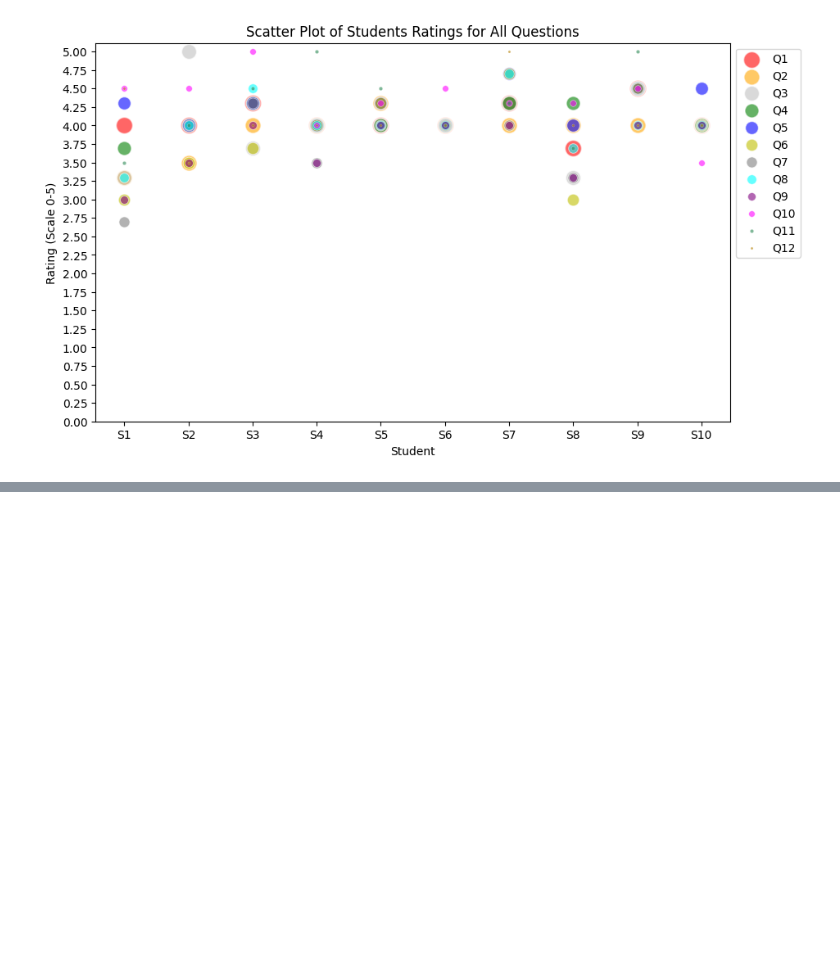
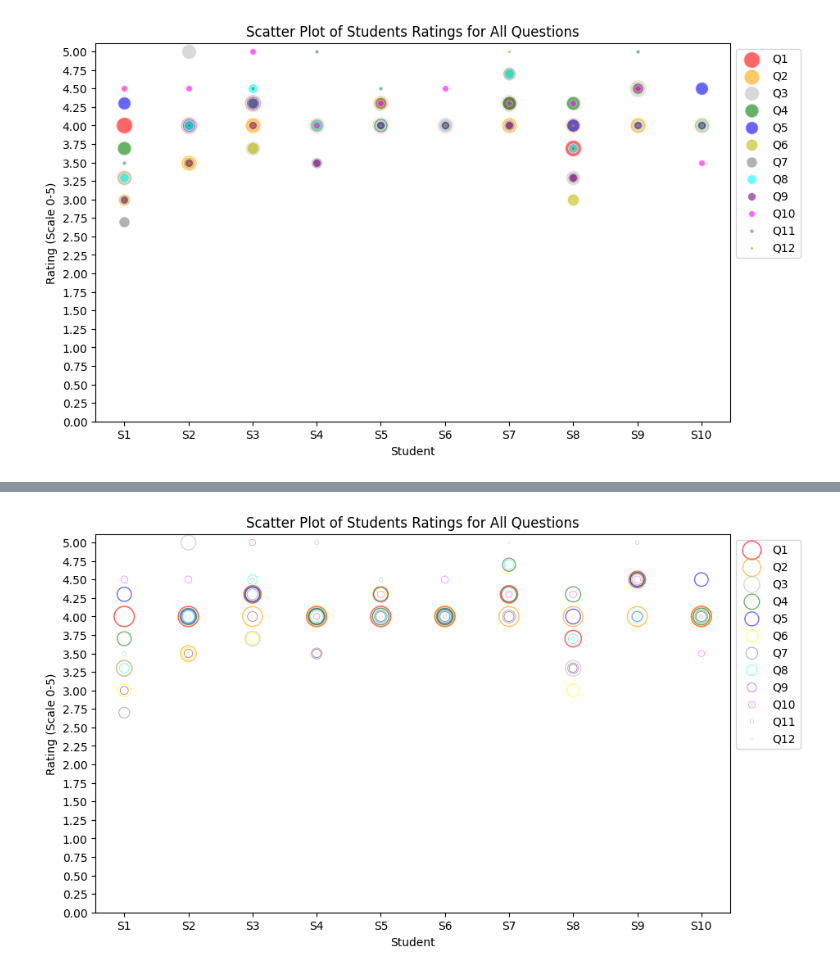
Before and after one commit to Graviton12/NOYCE_Visualizations, a Jupyter notebook: Noyce_viz_plot.ipynb, the cells around one changed output, grey strips where cells are left out. Drawn from its saved outputs; the diff is of its cells as text; code cells hidden in the pictures; blank space fills up the shorter version.

```diff
--- a/Noyce_viz_plot.ipynb
+++ b/Noyce_viz_plot.ipynb
@@ -256,0 +244,66 @@ plt.show()
+# %%
+# Function to assign color to each question
+def question_color(ques_column_name):
+    color_dict = {
+        'Q1': 'red', 'Q2': 'orange', 'Q3': 'silver', 'Q4': 'green', 'Q5': 'blue',
+        'Q6': 'yellow', 'Q7': 'gray', 'Q8': 'aqua', 'Q9': 'purple', 'Q10': 'magenta',
+        'Q11': 'seagreen', 'Q12': 'darkgoldenrod',
+    }
+    return color_dict.get(ques_column_name, 'black')
+
+# Define the size increments
+base_size = 210
+size_decrement = 20
+
+# Creating a dictionary to increase the size of the datapoint associated with each question
+sizes_dict = {
+    'Q1': base_size,
+    'Q2': base_size - size_decrement,
+    'Q3': base_size - 2 * size_decrement,
+    'Q4': base_size - 3 * size_decrement,
+    'Q5': base_size - 4 * size_decrement,
+    'Q6': base_size - 5 * size_decrement,
+    'Q7': base_size - 6 * size_decrement,
+    'Q8': base_size - 7 * size_decrement,
+    'Q9': base_size - 8 * size_decrement,
+    'Q10': base_size - 9 * size_decrement,
+    'Q11': base_size - 10 * size_decrement,
+    'Q12': base_size - 11 * size_decrement,
+}
+
+# Adjusting sizes to ensure they are non-negative
+for key in sizes_dict:
+    if sizes_dict[key] < 0:
+        sizes_dict[key] = 5  # Set a minimum size
+
+# Function to determine the point size based on frequency
+def get_point_size_based_on_frequency(student, column, data, sizes_dict):
+    student_rating = data.loc[data['Student'] == student, column].values[0]
+    frequency = sum(data[column] == student_rating)
+    # Increase the size with frequency
+    return sizes_dict[column] * (1 + 0.1 * (frequency - 1))
+
+# Creating a scatter plot for each question
+plt.figure(figsize=(10, 6))
+for column in student_data.columns[1:]:
+    sizes = [get_point_size_based_on_frequency(student, column, student_data, sizes_dict) for student in student_data['Student']]
+    sns.scatterplot(
+        x=student_data['Student'], y=column, data=student_data,
+        edgecolor=question_color(column), facecolor='none', s=sizes,
+        label=column, alpha=0.6
+    )
+
+# setting major ticks for y-axis
+plt.yticks([0.00, 0.25, 0.50, 0.75, 1.00, 1.25, 1.50, 1.75, 2.00, 2.25, 2.50, 2.75, 3.00, 3.25, 3.50, 3.75, 4.00, 4.25, 4.50, 4.75, 5.00], ['0.00', '0.25', '0.50', '0.75', '1.00', '1.25', '1.50', '1.75', '2.00', '2.25', '2.50', '2.75', '3.00', '3.25', '3.50', '3.75', '4.00', '4.25', '4.50', '4.75', '5.00'])
+
+# Add labels and title
+plt.xlabel('Student')
+plt.ylabel('Rating (Scale 0-5)')
+plt.title('Scatter Plot of Students Ratings for All Questions')
+
+# Adjusting legend
+plt.legend(bbox_to_anchor=(1, 1), loc='upper left')
+
+plt.show()
+# %% [output]
+[figure, added]
```
Also changed, not shown: parts of 5 cells of this notebook.
